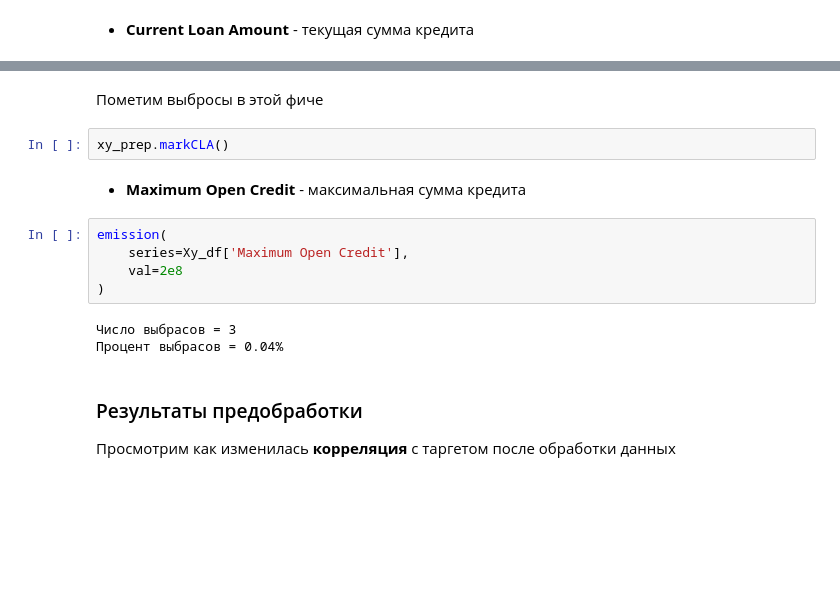
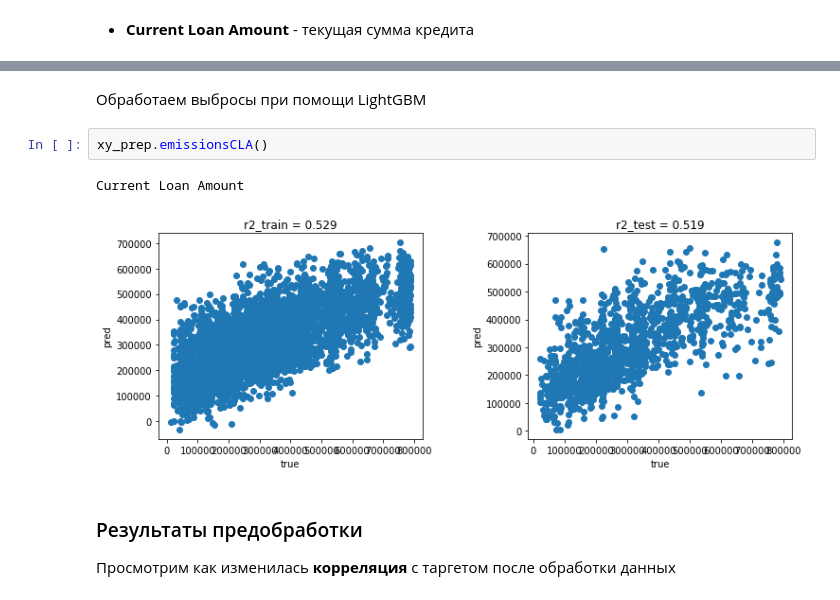
Before and after one commit to Yegor9151/-Python-Libraries-for-Data-Science-Continued, a Jupyter notebook: course_project/SorokinEL_course_project.ipynb, the cells around one changed output, grey strips where cells are left out. Drawn from its saved outputs; the diff is of its cells as text; blank space fills up the shorter version.

```diff
--- a/course_project/SorokinEL_course_project.ipynb
+++ b/course_project/SorokinEL_course_project.ipynb
@@ -693,17 +735,10 @@ emission(
-# %% [markdown]
-Пометим выбросы в этой фиче
+# %% [markdown]
+Обработаем выбросы при помощи LightGBM
 # %%
-xy_prep.markCLA()
+xy_prep.emissionsCLA()
+# %% [output]
+Current Loan Amount
+[figure, added]
-# %% [markdown]
-- **Maximum Open Credit** - максимальная сумма кредита
-# %%
-emission(
-    series=Xy_df['Maximum Open Credit'],
-    val=2e8
-)
-# %% [output]
-Число выбрасов = 3
-Процент выбрасов = 0.04%
 # %% [markdown]
 ### Результаты предобработки
 
```
Also changed, not shown: parts of 22 cells of this notebook.
